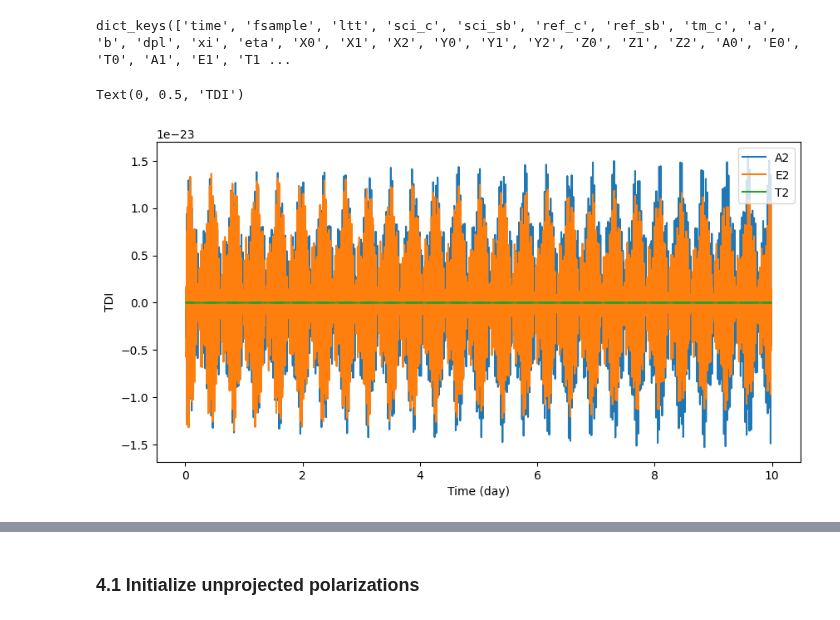
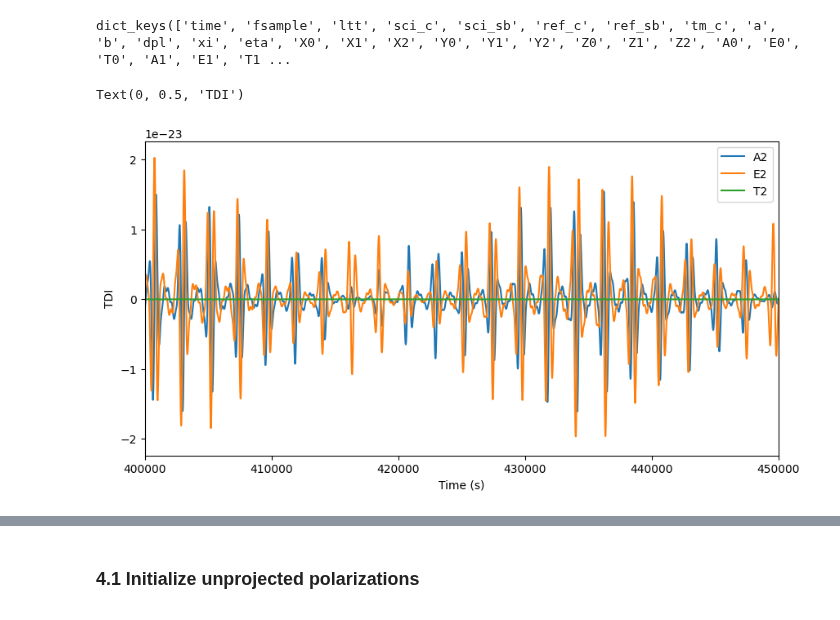
Before and after one commit to TriangleDataCenter/Triangle-Simulator, a Jupyter notebook: Tutorials/3_Demo_GW_Injection.ipynb, the cells around one changed output, grey strips where cells are left out. Saved outputs shown, nothing was run; the diff lists cells and outputs as text; code cells hidden in the pictures.

```diff
--- a/Tutorials/3_Demo_GW_Injection.ipynb
+++ b/Tutorials/3_Demo_GW_Injection.ipynb
@@ -274,4 +247,0 @@ interp_order = 15
-# %%
-orbit = Orbit(OrbitDir="../OrbitData/MicroSateOrbitEclipticTCB")
-offset = OffsetFunctions(laser_flag=False, clock_flag=False)
-noise = InstrumentalPSDs(unit="ffd")
@@ -368,6 +321,6 @@ class GeneralWaveform:
 # %%
-waveform_data = np.load("../GWData/Demo_MBHB_waveform_data.npy")
-tdata, hpdata, hcdata = waveform_data.T
+waveform_data = np.load("../GWData/Demo_EMRI_waveform_data.npz")
+tdata, hpdata, hcdata = waveform_data["t"], waveform_data["h1"], -waveform_data["h2"]  # since h2 is -hx
 
 waveform_wrapper = GeneralWaveform(tdata, hpdata, hcdata)
 
@@ -383,35 +336,10 @@ gw = [
 # %% [markdown]
 ### 3.3 simulate interferometric data and TDI combination
 # %%
-fsample = 1.0
-data_time = 10 * DAY
-ifo_drop_time1 = 0
-ifo_drop_time2 = 0
-tdi_drop_time1 = 0
-tdi_drop_time2 = 0
-size = int((data_time + ifo_drop_time1 + ifo_drop_time2 + tdi_drop_time1 + tdi_drop_time2) * fsample)
-interp_order = 15
-
-orbit = Orbit(OrbitDir="../OrbitData/MicroSateOrbitEclipticTCB")
-offset = OffsetFunctions(laser_flag=False, clock_flag=False)
-noise = InstrumentalPSDs(unit="ffd")
-
-# randomize extrinsic parameters
-lam = np.random.uniform(0, TWOPI)
-beta = np.arcsin(np.random.uniform(-1, 1))
-psi = np.random.uniform(0, PI)
-gw = [
-    GW(GWfunc=waveform_wrapper, orbit=orbit, ext_params=[lam, beta, psi]),
-]
-
 ifo = Interferometers(
     size=size,
     fsample=fsample,
     time_frame="ProperTime",
-    garbage_time1=ifo_drop_time1,
-    garbage_time2=ifo_drop_time2,
-    telemetry_downsample=None,
-    detrend_order=None,
     acc_noise=False,
     ro_noise=False,
     laser_noise=False,
@@ -437,25 +365,23 @@ ifo.clean()
 
 m1 = TPStoTCB(m, orbit_class=orbit, order=interp_order, pool=pool)
 
-tdi = TDI(measurements=m1, delays=m1["ltt"], fsample=m1["fsample"], order=interp_order, delay_order=5)
-tdi.CalculateXi(doppler=False, pool=pool)
-tdi.CalculateEta(doppler=False)
-tdi.FastMichelson(doppler=False, channel="AET")
+tdi = TDI(measurements=m1, delays=m1["ltt"], fsample=m1["fsample"], order=interp_order)
+tdi.CalculateXi(doppler=True, pool=pool)
+tdi.CalculateEta(doppler=True)
+tdi.FastMichelson(doppler=True, channel="AET")
 
 tdi.measurements.keys()
 # %% [output]
 dict_keys(['time', 'fsample', 'ltt', 'sci_c', 'sci_sb', 'ref_c', 'ref_sb', 'tm_c', 'a', 'b', 'dpl', 'xi', 'eta', 'X0', 'X1', 'X2', 'Y0', 'Y1', 'Y2', 'Z0', 'Z1', 'Z2', 'A0', 'E0', 'T0', 'A1', 'E1', 'T1 ...
 # %%
-drop_points = int(1000 * fsample)
-
 plt.figure(figsize=(10, 5))
 
 for channel_name in ["A2", "E2", "T2"]:
     plt.plot(tdi.measurements["time"]["1"][1000:-1000], tdi.measurements[channel_name][1000:-1000] / F_LASER, label=channel_name)
 plt.legend()
-# plt.xlim(4.3e5, 4.34e5)
+plt.xlim(4e5, 4e5 + 50000)
 plt.xlabel("Time (s)")
 plt.ylabel("TDI")
 # %% [output]
 Text(0, 0.5, 'TDI')
-[figure, old version]
+[figure, new version]
```
Also changed, not shown: parts of 52 cells of this notebook, 3 other files.
